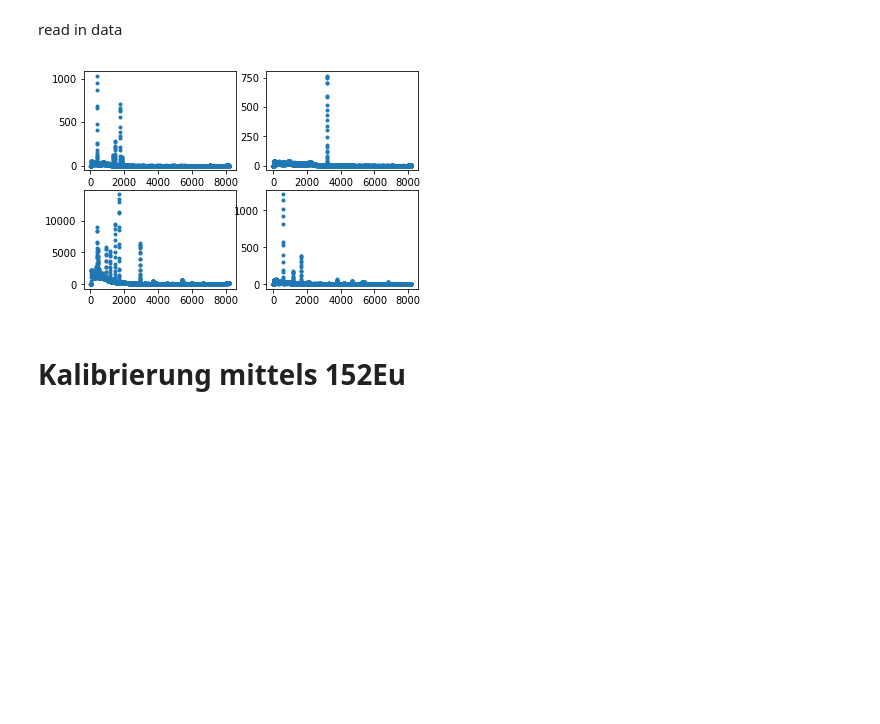
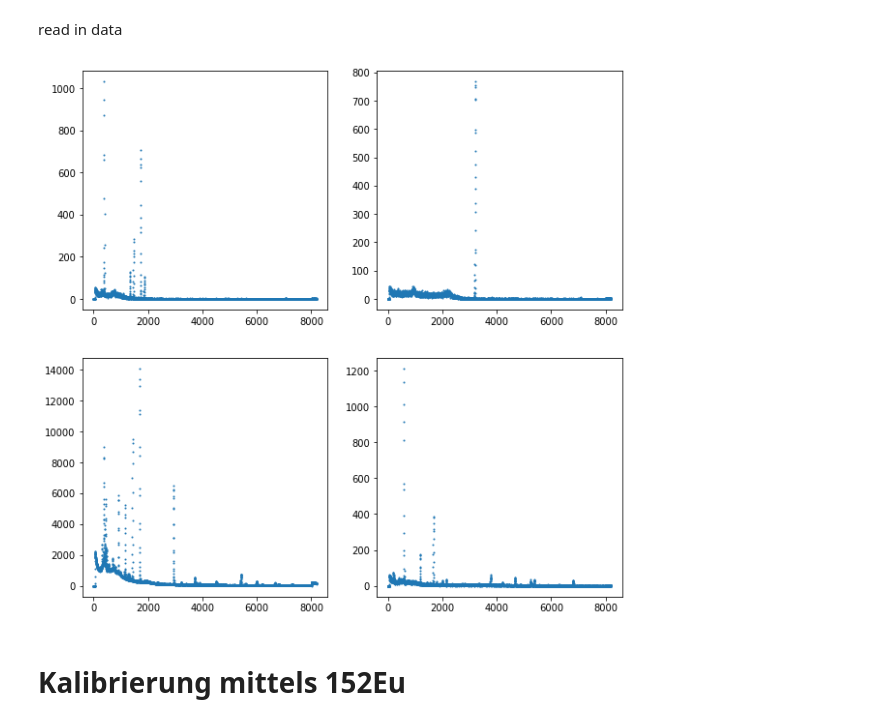
Before and after one commit to felixlandmeyer/MasterFP, a Jupyter notebook: GermaniumDetektor/Auswertung/Auswertung.ipynb, the cells around one changed output. Cells and saved outputs as stored; diff of their text form; code cells hidden in the pictures; blank space fills up the shorter version.

```diff
--- a/GermaniumDetektor/Auswertung/Auswertung.ipynb
+++ b/GermaniumDetektor/Auswertung/Auswertung.ipynb
@@ -15,7 +18,7 @@ def read_in(path_to_file):
     df = pd.DataFrame({"channel": np.arange(0,len(counts)), "counts": counts})
     return df
 # %%
-df_Ba = read_in("data/133Ba.Spe")
-df_Cs = read_in("data/137Cs.Spe")
-df_Eu = read_in("data/152Eu.Spe")
-df_U = read_in("data/Uran.Spe")
+df_Ba = read_in("../data/133Ba.Spe")
+df_Cs = read_in("../data/137Cs.Spe")
+df_Eu = read_in("../data/152Eu.Spe")
+df_U = read_in("../data/Uran.Spe")
@@ -22,10 +38,10 @@ df_U = read_in("data/Uran.Spe")
 # %%
-fig,axes = plt.subplots(2,2)
+fig,axes = plt.subplots(2,2,figsize = (10,10))
 ax_list = axes.flatten()
 for ax,df in zip(ax_list.flat,[df_Ba,df_Cs,df_U,df_Eu]):
-    ax.scatter(df["channel"], df["counts"], marker = ".")
+    ax.scatter(df["channel"], noms(df["counts"]),s=1)
 # %% [output]
-[figure, old version]
+[figure, new version]
 # %% [markdown]
 # Kalibrierung mittels 152Eu
 # %%
```
Also changed, not shown: parts of 34 cells of this notebook.
